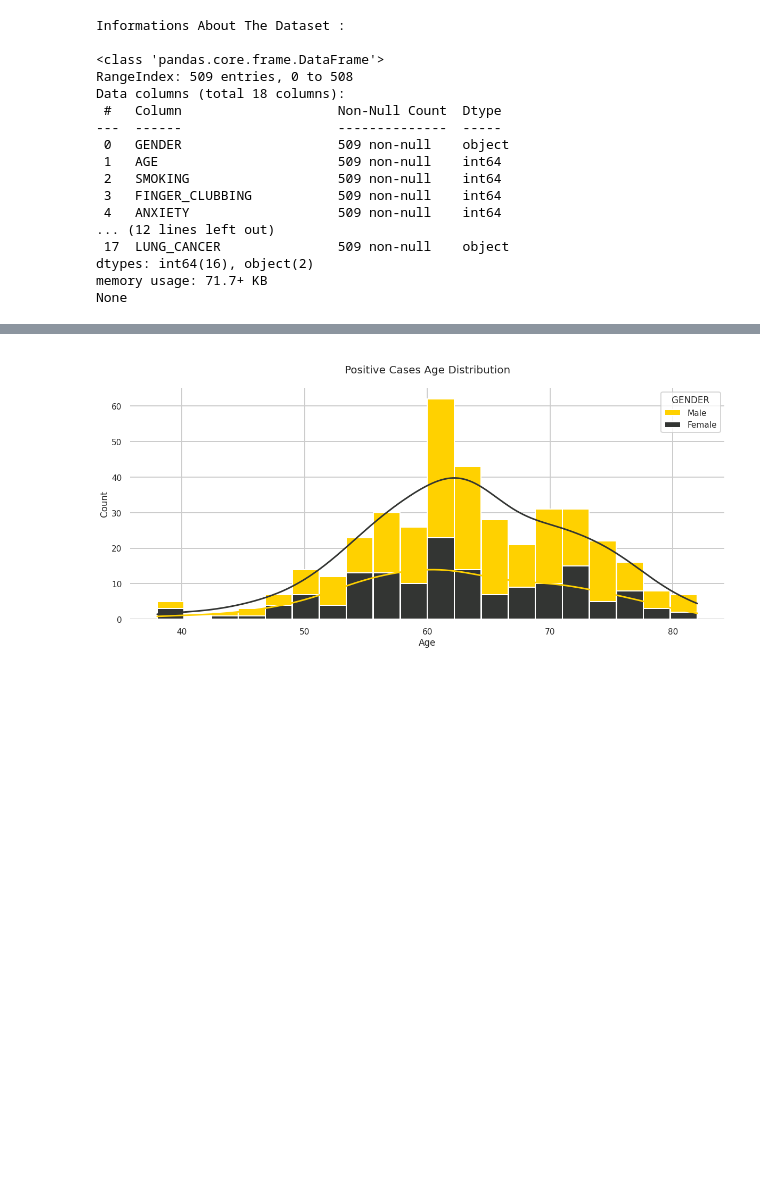
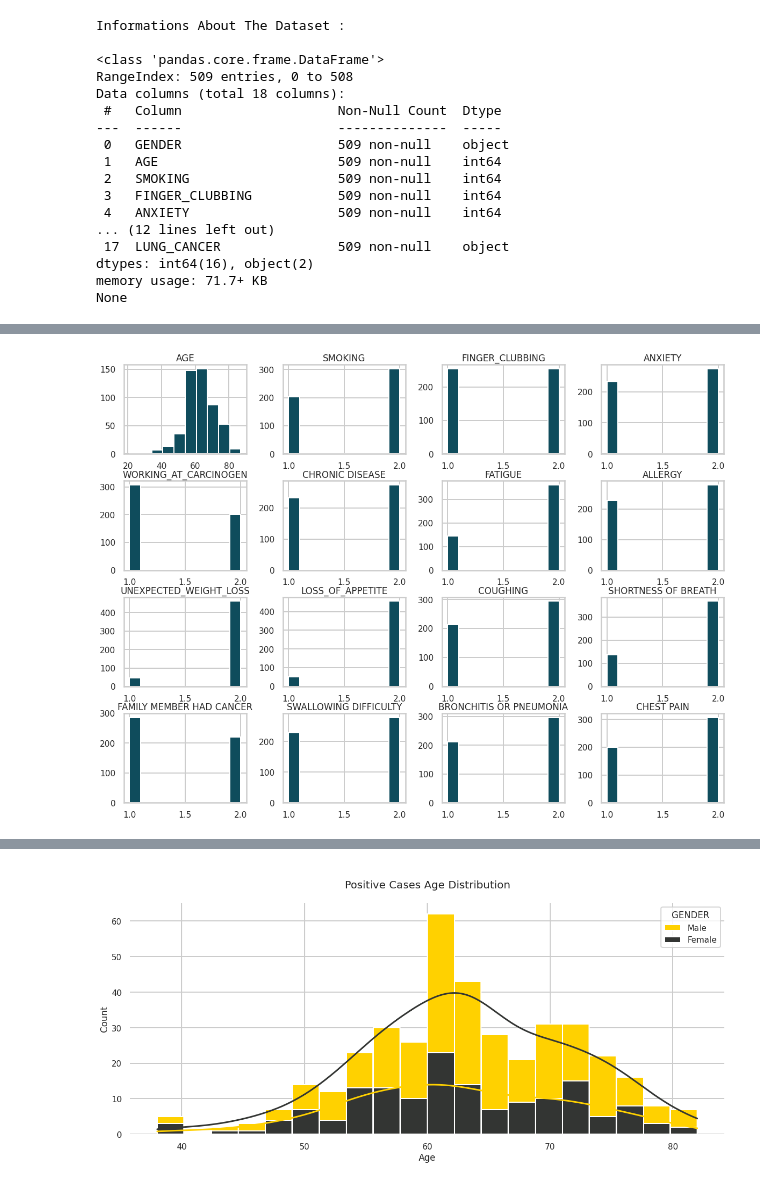
Before and after one commit to tanzina-islam/Lung_Cancer_Prediction_Using_ML, a Jupyter notebook: Lung_Cancer_Prediction.ipynb, the cells around one changed output, grey strips where cells are left out. Drawn from its saved outputs; the diff is of its cells as text; code cells hidden in the pictures; blank space fills up the shorter version.

```diff
--- a/Lung_Cancer_Prediction.ipynb
+++ b/Lung_Cancer_Prediction.ipynb
@@ -70,6 +70,11 @@ Summary of This Dataset :
 | SWALLOWING DIFFICULTY | 509.000000 | 1.550098 | 0.497973 | 1.000000 | 1.000000 | 2.000000 | 2.000000 | 2.000000 |
 | BRONCHITIS OR PNEUMONIA | 509.000000 | 1.583497 | 0.493464 | 1.000000 | 1.000000 | 2.000000 | 2.000000 | 2.000000 |
 | CHEST PAIN | 509.000000 | 1.605108 | 0.489308 | 1.000000 | 1.000000 | 2.000000 | 2.000000 | 2.000000 |
+# %%
+data.hist(figsize=(20, 15),color = '#0f4c5c');
+plt.show()
+# %% [output]
+[figure, added]
 # %%
 data.describe(include=object).T.style.set_properties(**{"background-color": "#2a9d8f","color":"white","border": "1.5px  solid black"})
 # %% [output]
```
Also changed, not shown: parts of 5 cells of this notebook.
